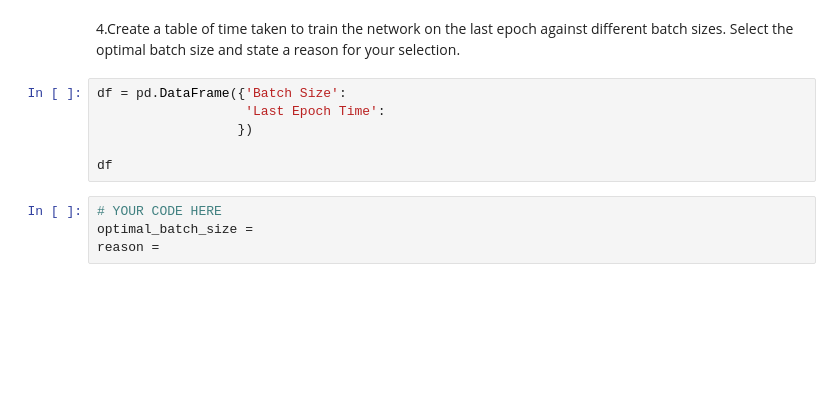
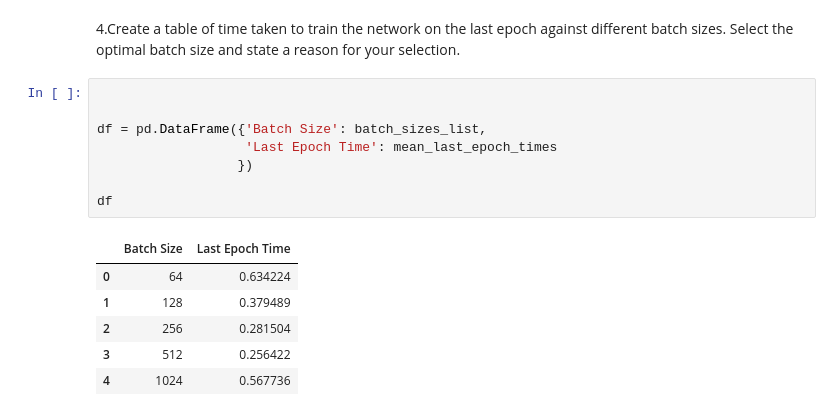
Before and after one commit to StevenShen3641/SC4001-Neural-Network-and-Deep-Learning, a Jupyter notebook: Programming Assignment/Part_A_2.ipynb, the cells around one changed output. Cells and saved outputs as stored; diff of their text form; blank space fills up the shorter version.

```diff
--- a/Programming Assignment/Part_A_2.ipynb
+++ b/Programming Assignment/Part_A_2.ipynb
@@ -74,12 +238,17 @@ cross_validation_accuracies, cross_validation_times = find_optimal_hyperparamete
 # %% [markdown]
 4.Create a table of time taken to train the network on the last epoch against different batch sizes. Select the optimal batch size and state a reason for your selection.
 # %%
-df = pd.DataFrame({'Batch Size':
-                   'Last Epoch Time':
+
+
+df = pd.DataFrame({'Batch Size': batch_sizes_list,
+                   'Last Epoch Time': mean_last_epoch_times
                   })
 
 df
+# %% [output]
+|  | Batch Size | Last Epoch Time |
+| 0 | 64 | 0.634224 |
+| 1 | 128 | 0.379489 |
+| 2 | 256 | 0.281504 |
+| 3 | 512 | 0.256422 |
+| 4 | 1024 | 0.567736 |
-# %%
-# YOUR CODE HERE
-optimal_batch_size =
-reason =
```
Also changed, not shown: parts of 7 cells of this notebook, 4 other files.
